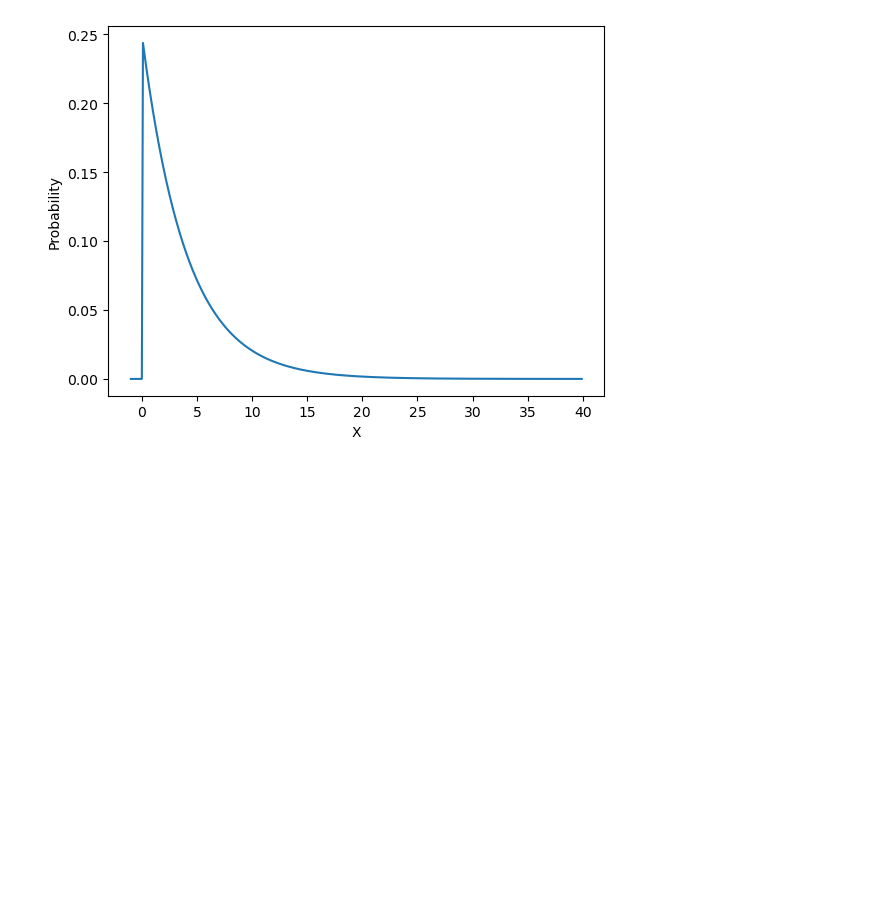
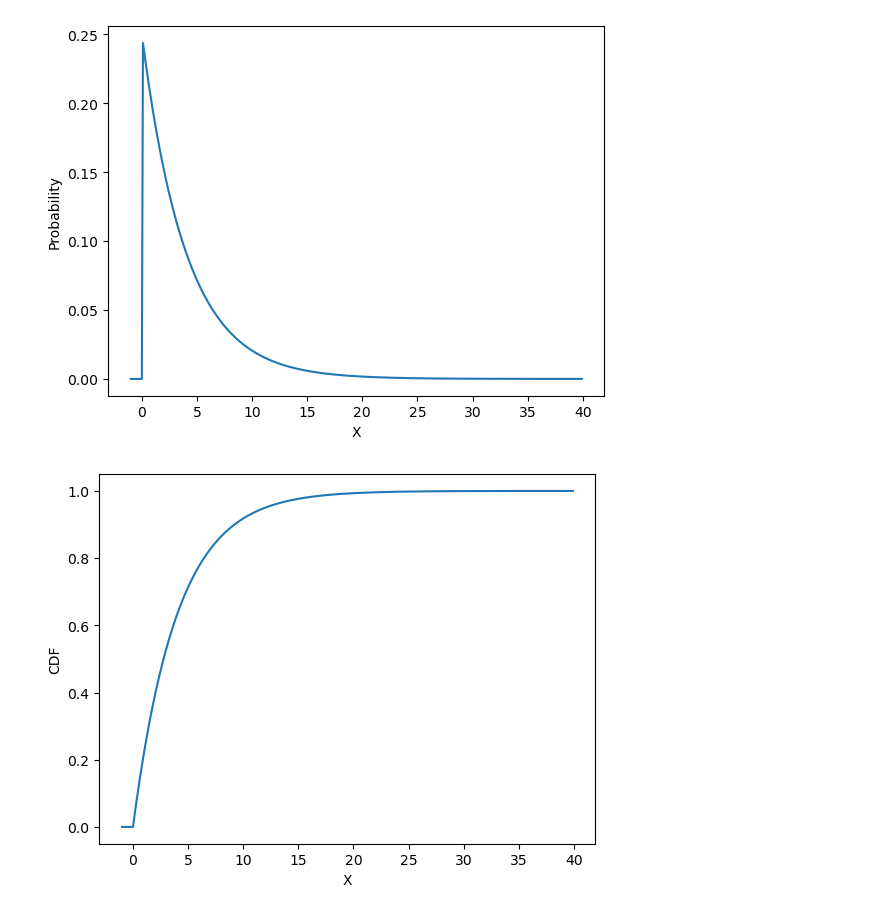
Before and after one commit to Juesheto/clases-estocasticos-udem, a Jupyter notebook: marzo_24/VA_espo.ipynb, the cells around one changed output. Cells and saved outputs as stored; diff of their text form; code cells hidden in the pictures; blank space fills up the shorter version.

```diff
--- a/marzo_24/VA_espo.ipynb
+++ b/marzo_24/VA_espo.ipynb
@@ -23,3 +23,13 @@ plt.ylabel('Probability')
 plt.show()
 # %% [output]
 [figure]
+# %%
+# CDF - Funcion de distribucion acumulativa (F(x))
+plt.figure()
+cdf = X.cdf(x)
+plt.plot(x, cdf)
+plt.xlabel('X')
+plt.ylabel('CDF')
+plt.show()
+# %% [output]
+[figure, added]
```
